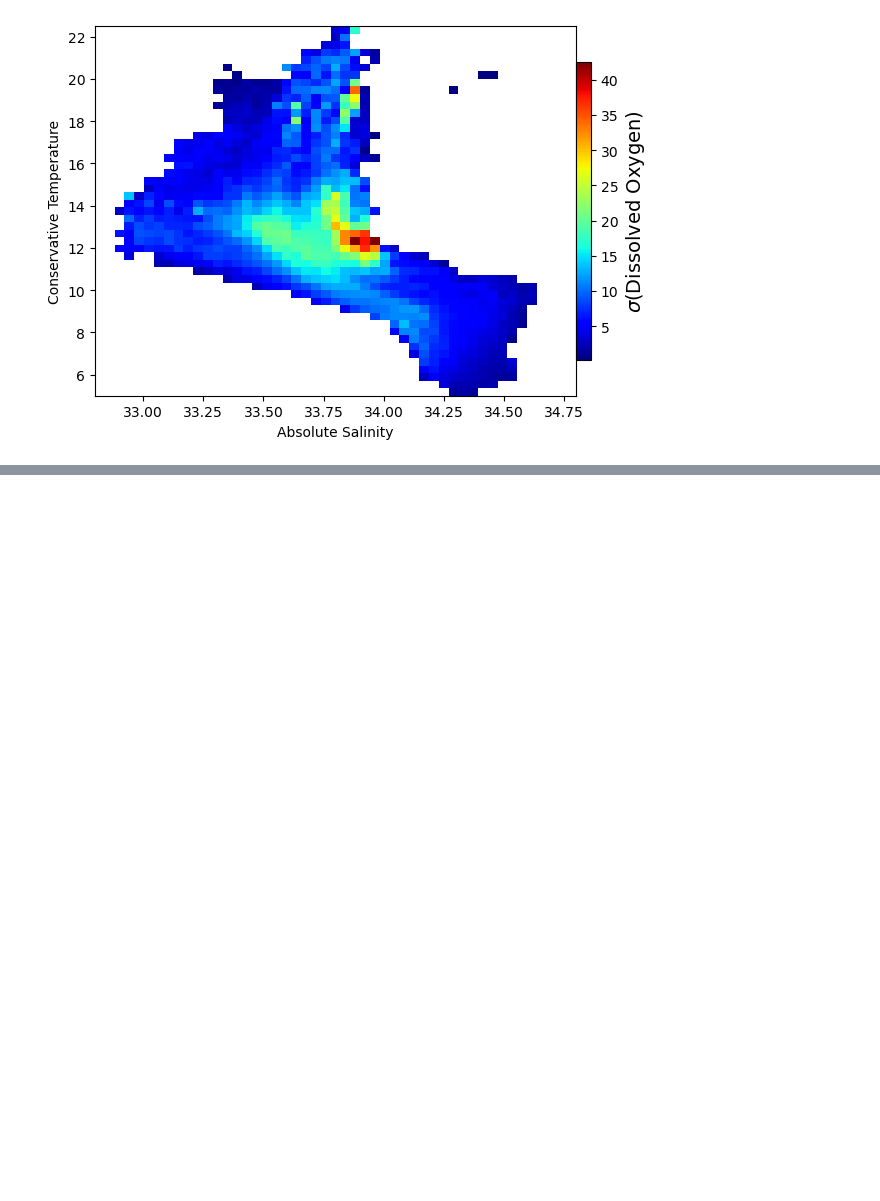
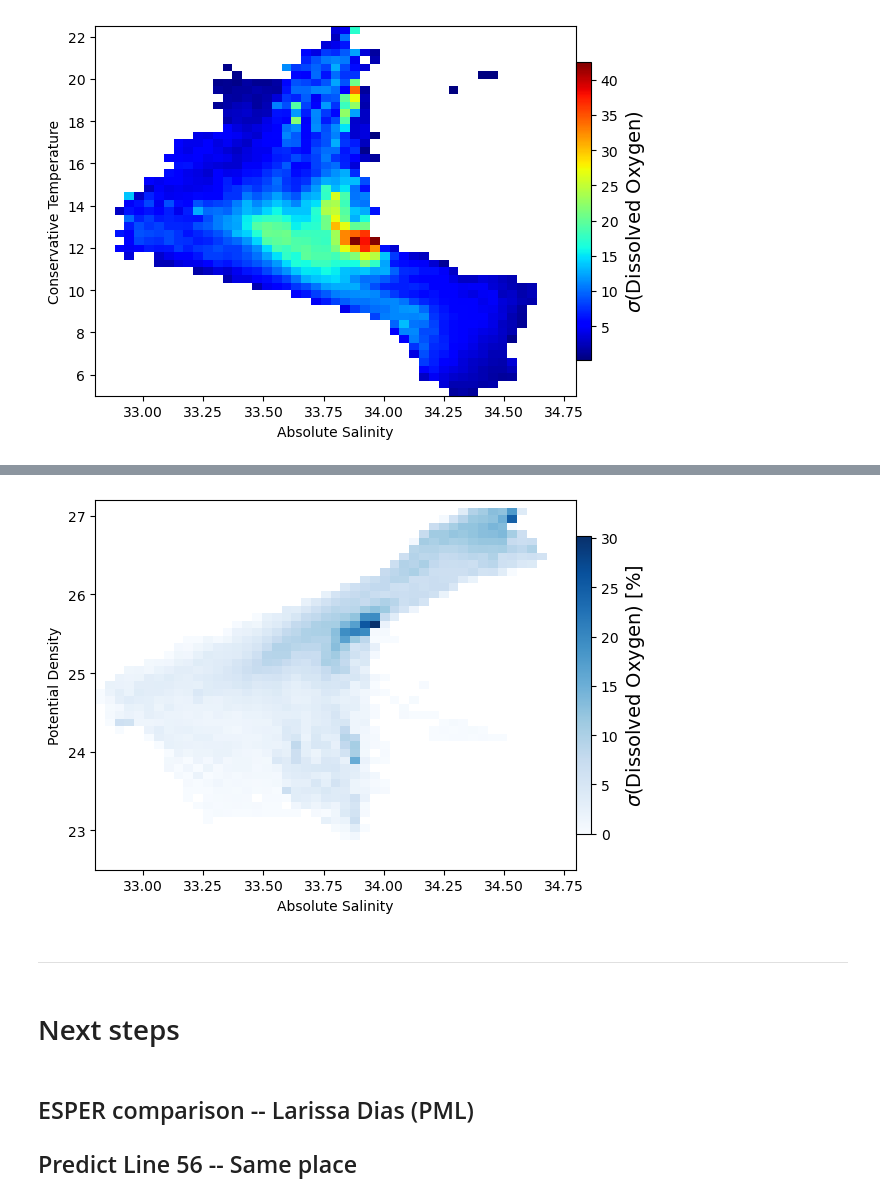
Before and after one commit to profxj/sio-sandbox, a Jupyter notebook: nb/CUGN/JointPDFs.ipynb, the cells around one changed output, grey strips where cells are left out. Saved outputs shown, nothing was run; the diff lists cells and outputs as text; code cells hidden in the pictures; blank space fills up the shorter version.

```diff
--- a/nb/CUGN/JointPDFs.ipynb
+++ b/nb/CUGN/JointPDFs.ipynb
@@ -255,0 +256,35 @@ plt.show()
+# %%
+# RMS
+rms_oxy2, xedges, yedges, _ =\
+            stats.binned_statistic_2d(
+                ds.SA.data[all_f], ds.sigma0.data[all_f],
+                ds.doxy.data[all_f],
+                'std',
+                bins=[Sbins, sbins])
+# %%
+# Percentile
+plt.clf()
+ax = plt.gca()
+#
+cmap = 'Blues'
+img = ax.pcolormesh(xedges, yedges,
+                             100*rms_oxy2.T/med_oxy.T, cmap=cmap)
+# colorbar
+cb = plt.colorbar(img, pad=0., fraction=0.030)
+cb.set_label(r'$\sigma($Dissolved Oxygen) [%]', fontsize=14.)
+
+#
+ax.set_xlabel('Absolute Salinity')
+ax.set_ylabel('Potential Density')
+
+plt.show()
+# %% [output]
+[figure, added]
+# %% [markdown]
+----
+# %% [markdown]
+# Next steps
+# %% [markdown]
+## ESPER comparison -- Larissa Dias (PML)
+
+## Predict Line 56 -- Same place
```
Also changed, not shown: parts of 2 cells of this notebook.
